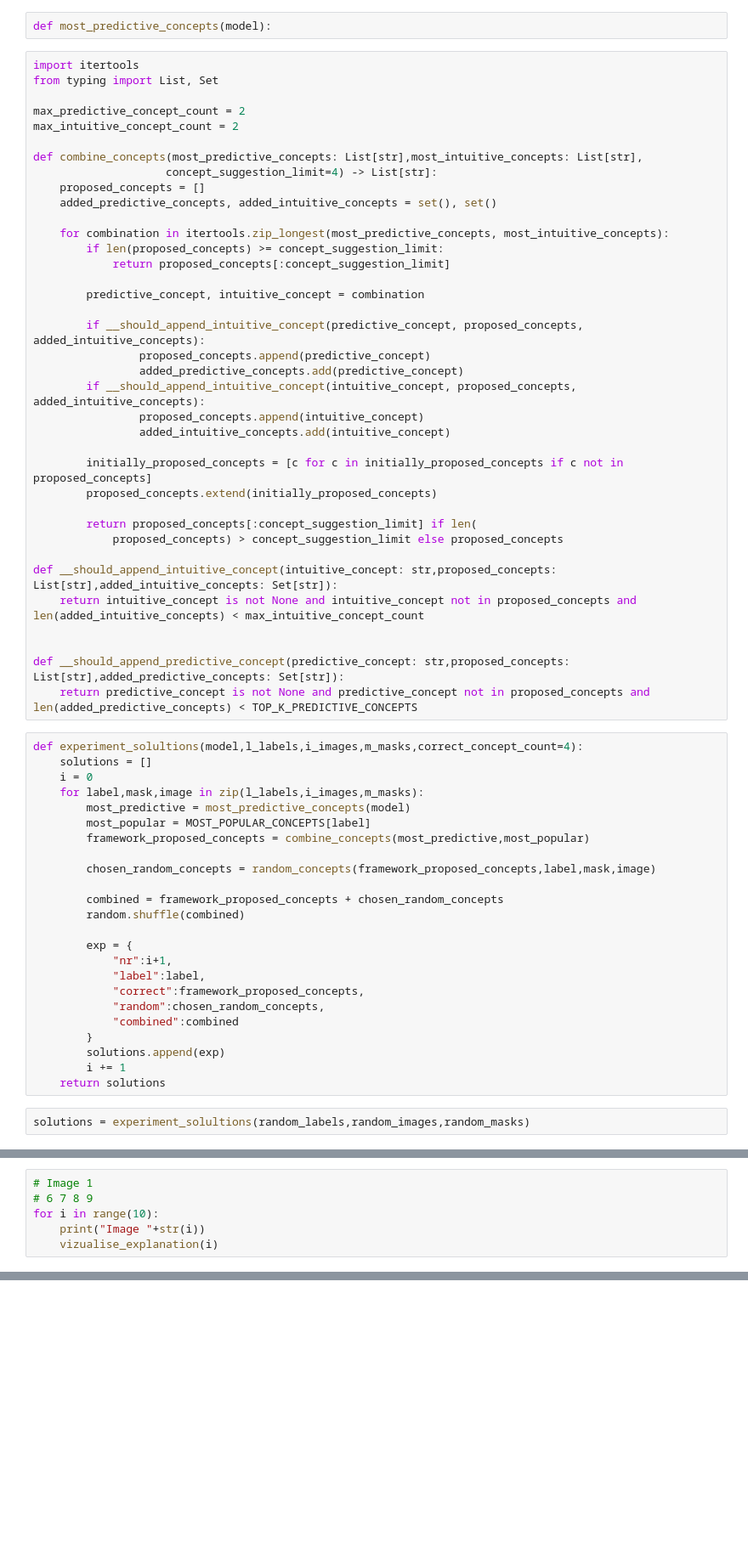
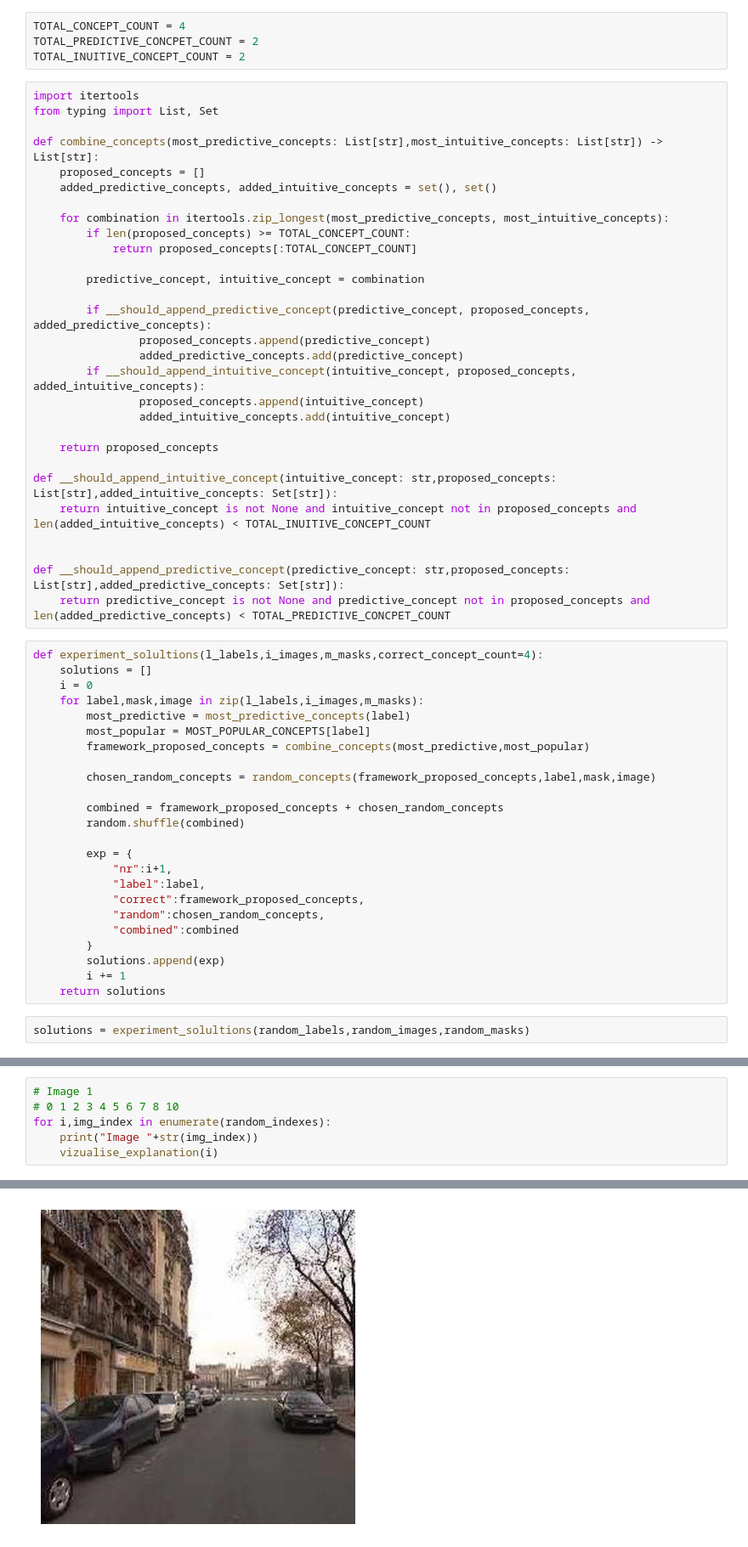
Before and after one commit to KGKallasmaa/master-thesis, a Jupyter notebook: server/src/research/research_3.ipynb, the cells around one changed output, grey strips where cells are left out. Shown at 85% size. Cells and saved outputs as stored; diff of their text form; blank space fills up the shorter version.

```diff
--- a/server/src/research/research_3.ipynb
+++ b/server/src/research/research_3.ipynb
@@ -205,51 +276,45 @@ def random_concepts(correct_concepts,label,image,mask,random_concept_count=4):
         random_concepts = [c for c in MOST_POPULAR_CONCEPTS[random_label] if c not in correct_concepts]
         random_concepts = [c for c in random_concepts if c not in popular_concepts_in_img]
         popular_concepts_in_img = popular_concepts_in_img + random_concepts
-# %%
-def most_predictive_concepts(model):
+# %%
+TOTAL_CONCEPT_COUNT = 4
+TOTAL_PREDICTIVE_CONCPET_COUNT = 2
+TOTAL_INUITIVE_CONCEPT_COUNT = 2
 # %%
 import itertools
 from typing import List, Set
 
-max_predictive_concept_count = 2
-max_intuitive_concept_count = 2
-
-def combine_concepts(most_predictive_concepts: List[str],most_intuitive_concepts: List[str],
-                    concept_suggestion_limit=4) -> List[str]:
+def combine_concepts(most_predictive_concepts: List[str],most_intuitive_concepts: List[str]) -> List[str]:
     proposed_concepts = []
     added_predictive_concepts, added_intuitive_concepts = set(), set()
 
     for combination in itertools.zip_longest(most_predictive_concepts, most_intuitive_concepts):
-        if len(proposed_concepts) >= concept_suggestion_limit:
-            return proposed_concepts[:concept_suggestion_limit]
+        if len(proposed_concepts) >= TOTAL_CONCEPT_COUNT:
+            return proposed_concepts[:TOTAL_CONCEPT_COUNT]
 
         predictive_concept, intuitive_concept = combination
 
-        if __should_append_intuitive_concept(predictive_concept, proposed_concepts, added_intuitive_concepts):
+        if __should_append_predictive_concept(predictive_concept, proposed_concepts, added_predictive_concepts):
                 proposed_concepts.append(predictive_concept)
                 added_predictive_concepts.add(predictive_concept)
         if __should_append_intuitive_concept(intuitive_concept, proposed_concepts, added_intuitive_concepts):
                 proposed_concepts.append(intuitive_concept)
                 added_intuitive_concepts.add(intuitive_concept)
 
-        initially_proposed_concepts = [c for c in initially_proposed_concepts if c not in proposed_concepts]
-        proposed_concepts.extend(initially_proposed_concepts)
-
-        return proposed_concepts[:concept_suggestion_limit] if len(
-            proposed_concepts) > concept_suggestion_limit else proposed_concepts
+    return proposed_concepts
 
 def __should_append_intuitive_concept(intuitive_concept: str,proposed_concepts: List[str],added_intuitive_concepts: Set[str]):
-    return intuitive_concept is not None and intuitive_concept not in proposed_concepts and len(added_intuitive_concepts) < max_intuitive_concept_count
+    return intuitive_concept is not None and intuitive_concept not in proposed_concepts and len(added_intuitive_concepts) < TOTAL_INUITIVE_CONCEPT_COUNT
 
 
 def __should_append_predictive_concept(predictive_concept: str,proposed_concepts: List[str],added_predictive_concepts: Set[str]):
-    return predictive_concept is not None and predictive_concept not in proposed_concepts and len(added_predictive_concepts) < TOP_K_PREDICTIVE_CONCEPTS
+    return predictive_concept is not None and predictive_concept not in proposed_concepts and len(added_predictive_concepts) < TOTAL_PREDICTIVE_CONCPET_COUNT
 # %%
-def experiment_solultions(model,l_labels,i_images,m_masks,correct_concept_count=4):
+def experiment_solultions(l_labels,i_images,m_masks,correct_concept_count=4):
     solutions = []
     i = 0
     for label,mask,image in zip(l_labels,i_images,m_masks):
-        most_predictive = most_predictive_concepts(model)
+        most_predictive = most_predictive_concepts(label)
         most_popular = MOST_POPULAR_CONCEPTS[label]
         framework_proposed_concepts = combine_concepts(most_predictive,most_popular)
 
@@ -307,7 +372,8 @@ def vizualise_explanation(index):
     print(solution["combined"])
 # %%
 # Image 1
-# 6 7 8 9
-for i in range(10):
-    print("Image "+str(i))
+# 0 1 2 3 4 5 6 7 8 10
+for i,img_index in enumerate(random_indexes):
+    print("Image "+str(img_index))
     vizualise_explanation(i)
+# %% [output]
@@ -313,0 +381 @@ for i in range(10):
+[figure, added]
```
Also changed, not shown: parts of 8 cells of this notebook, 2 other files.
